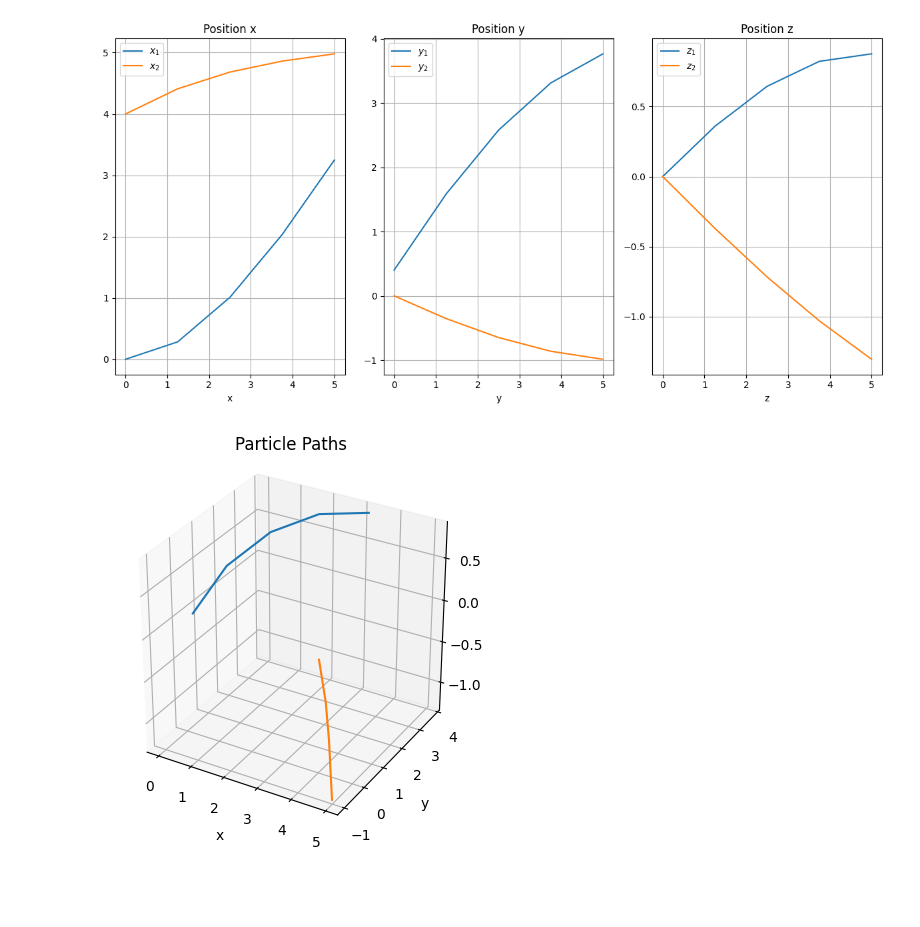
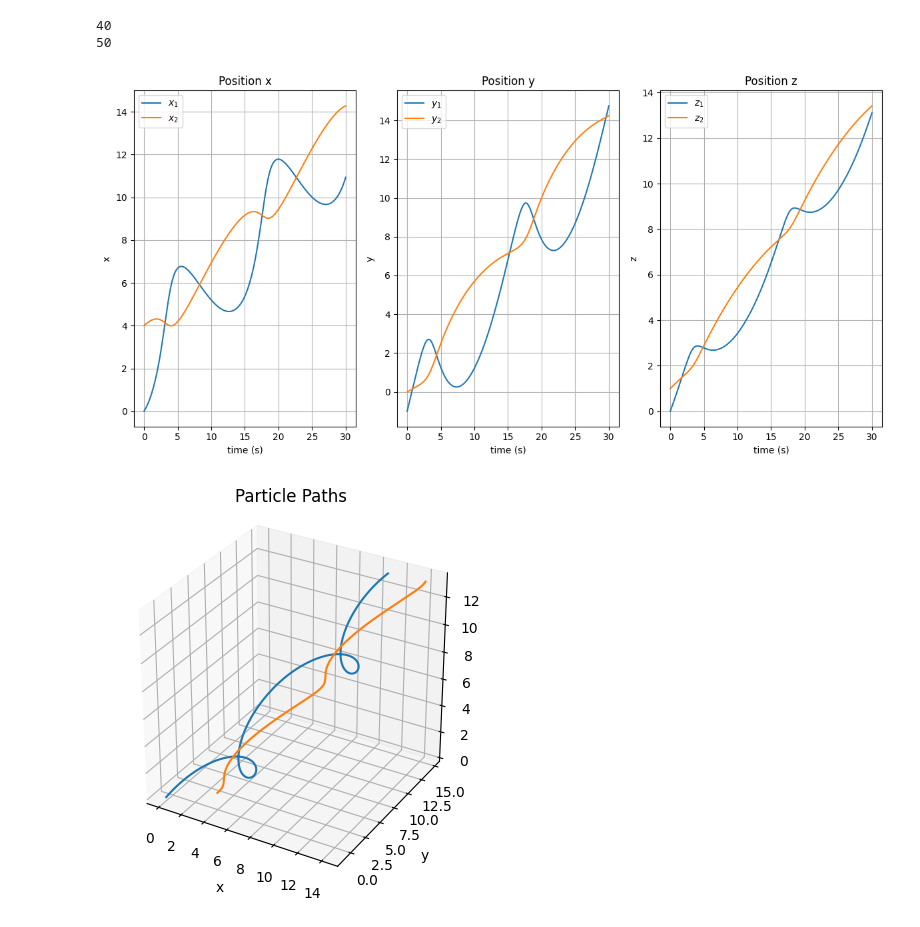
Before and after one commit to kinimodsi/Projects, a Jupyter notebook: GravitySim/GravitySim-3D/GravitySim_3d_sim.ipynb, the cells around one changed output. Saved outputs shown, nothing was run; the diff lists cells and outputs as text; code cells hidden in the pictures; blank space fills up the shorter version.

```diff
--- a/GravitySim/GravitySim-3D/GravitySim_3d_sim.ipynb
+++ b/GravitySim/GravitySim-3D/GravitySim_3d_sim.ipynb
@@ -6,7 +6,24 @@ import matplotlib.pyplot as plt
 from mpl_toolkits.mplot3d import Axes3D
 from matplotlib import animation
 
-#### Simulate gravity ####
+#parameters for simulation
+duration = 30
+#set quality from 2 to 100 (1 for low quali and short):
+quality=10
+
+if quality<2:
+    fps = 10
+    duration = 10
+    sphere_verts = 3
+else:
+    fps = int(np.ceil(((quality+10)/110)*40))
+    sphere_verts = int(np.ceil(((quality+4)/104)*50))
+
+print(fps)
+print(sphere_verts)
+
+
+# Simulate gravity #
 # assign constants
 G = 6.6743 * 10**-11
 m_1 = 9**11
@@ -14,17 +31,17 @@ m_2 = 10**11
 
 # initial conditions
 x_1_0=0
-x_1_dot_0=0
+x_1_dot_0=0.5
 x_2_0=4
-x_2_dot_0=0.4
-y_1_0=0.4
-y_1_dot_0=1
+x_2_dot_0=0.3
+y_1_0=-1
+y_1_dot_0=1.4
 y_2_0=0
-y_2_dot_0=-0.3
+y_2_dot_0=0.2
 z_1_0=0
-z_1_dot_0=0.3
-z_2_0=0
-z_2_dot_0=-0.3
+z_1_dot_0=0.8
+z_2_0=1
+z_2_dot_0=0.3
 x0 = np.array([x_1_0, x_1_dot_0, x_2_0,x_2_dot_0,y_1_0,y_1_dot_0,y_2_0,y_2_dot_0,z_1_0,z_1_dot_0,z_2_0,z_2_dot_0])
 
 
@@ -58,8 +75,8 @@ def Gravity_Sim_ODE(t, y):
             )
 
 # solve the ODE, evaluate at 30 fps
-sol = solve_ivp(Gravity_Sim_ODE, [0, 5], x0,
-    t_eval=np.linspace(0,5,5*1))
+sol = solve_ivp(Gravity_Sim_ODE, [0, duration], x0,
+    t_eval=np.linspace(0,duration,duration*fps))
 
 # output of the solver
 x_1 = sol.y[0]
@@ -79,42 +96,44 @@ axs[0].plot(t, x_2, label="$x_2$")
 axs[0].legend()
 axs[0].grid()
 axs[0].set_xlabel("time (s)")
-axs[0].set_xlabel("x")
+axs[0].set_ylabel("x")
 axs[0].set_title('Position x')
 
 axs[1].plot(t, y_1, label="$y_1$")
 axs[1].plot(t, y_2, label="$y_2$")
 axs[1].legend()
 axs[1].grid()
 axs[1].set_xlabel("time (s)")
-axs[1].set_xlabel("y")
+axs[1].set_ylabel("y")
 axs[1].set_title('Position y')
 
 axs[2].plot(t, z_1, label="$z_1$")
 axs[2].plot(t, z_2, label="$z_2$")
 axs[2].legend()
 axs[2].grid()
 axs[2].set_xlabel("time (s)")
-axs[2].set_xlabel("z")
+axs[2].set_ylabel("z")
 axs[2].set_title('Position z')
 plt.tight_layout()  # Adjust the layout to prevent overlap
 plt.show()
 # paths of the two bodies:
 #paths over time (3d plot)
 fig = plt.figure()
 ax = fig.add_subplot(111, projection='3d')
 ax.plot(x_1, y_1, z_1)
 ax.plot(x_2, y_2, z_2)
 ax.set_xlabel('x')
 ax.set_ylabel('y')
 ax.set_zlabel('z')
 ax.set_title('Particle Paths')
 ax.set_box_aspect([1, 1, 1])
 plt.show()
 plt.close()
 # %% [output]
+40
+50
-[figure, old version]
+[figure, new version]
-[figure, old version]
+[figure, new version]
 # %%
 # Animate gravity simulation
 import matplotlib.animation as animation
```
Also changed, not shown: parts of 1 cell of this notebook.
